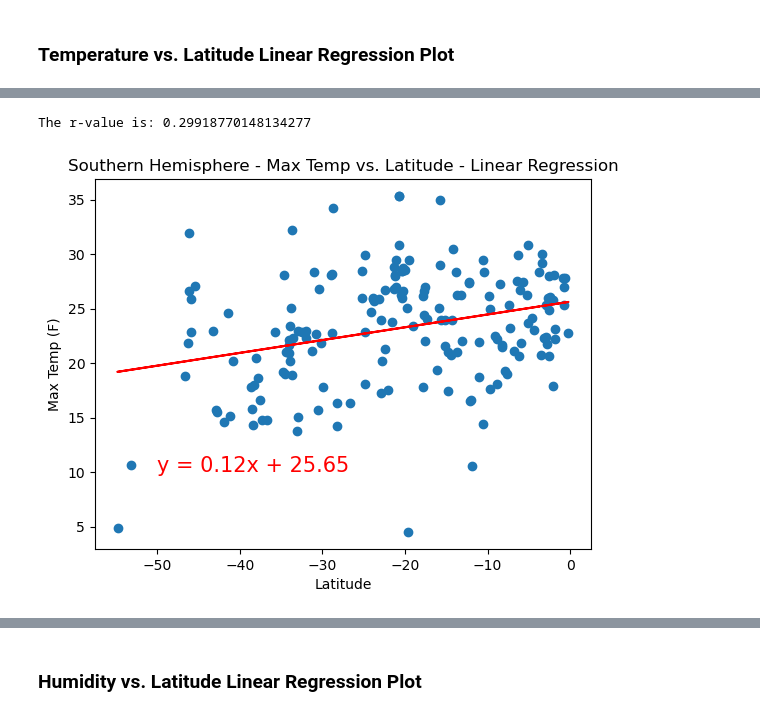
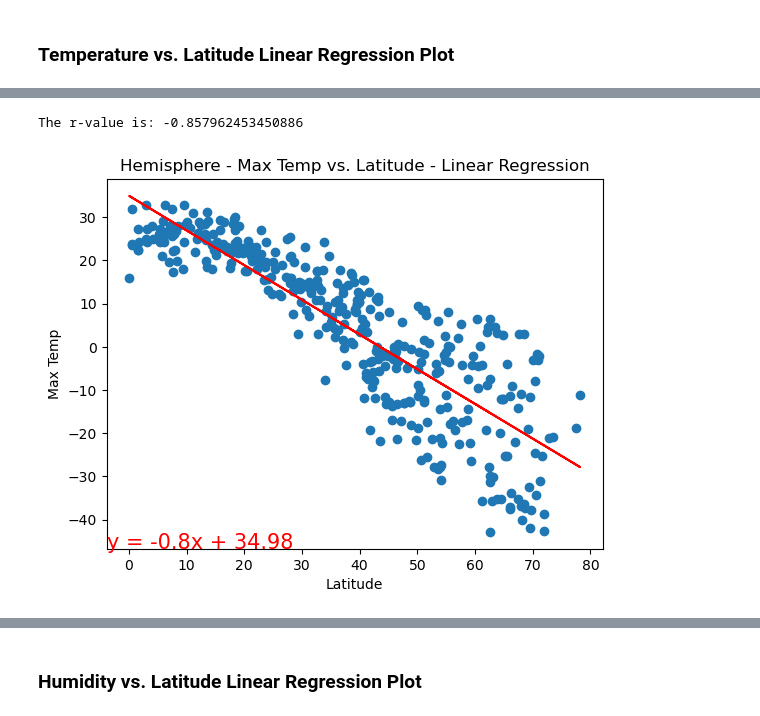
Before and after one commit to drainlm/python-api-challenge, a Jupyter notebook: homework/WeatherPy.ipynb, the cells around one changed output, grey strips where cells are left out. Drawn from its saved outputs; the diff is of its cells as text; code cells hidden in the pictures.

```diff
--- a/homework/WeatherPy.ipynb
+++ b/homework/WeatherPy.ipynb
@@ -278,3 +272,33 @@ plt.show()
+# %%
+# Define a function to create Linear Regression plots
+def linear_regression_plot(data, x_column, y_column):
+   x = data[x_column]
+   y = data[y_column]
+
+   # Perform linear regression
+   (slope, intercept, rvalue, pvalue, stderr) = linregress(x, y)
+   regress_values = x * slope + intercept
+   line_eq = "y = " + str(round(slope,2)) + "x + " + str(round(intercept,2))
+
+   # Plot the regression line
+   plt.scatter(x, y)
+   plt.plot(x, regress_values, "r-")
+
+   # Annotate
+   x_min, x_max = plt.xlim()
+   y_min, y_max = plt.ylim()
+   plt.annotate(line_eq, xy=(x_min, y_min), xycoords='data', fontsize=15, color="red")
+
+   # Label the plot
+   plt.xlabel("Latitude")
+   plt.ylabel(y_column)
+   plt.title(f"Hemisphere - {y_column} vs. Latitude - Linear Regression")
+
+   #Print the R Value
+   print(f"The r-value is: {rvalue}")
+
+   # Show the plot
+   plt.show()
 # %%
 # Create a DataFrame with the Northern Hemisphere data (Latitude >= 0)
 northern_hemi_df = city_data_df[city_data_df["Lat"] >= 0]
@@ -340,28 +332,6 @@ The r-value is: -0.8738452407497963
-# %%
-# Linear regression on Southern Hemisphere
-x_values = southern_hemi_df["Lat"]
-y_values = southern_hemi_df["Max Temp"]
-
-# Perform linear regression
-(slope, intercept, rvalue, pvalue, stderr) = linregress(x_values, y_values)
-regress_values = x_values * slope + intercept
-line_eq = "y = " + str(round(slope,2)) + "x + " + str(round(intercept,2))
-
-# Plot the regression line
-plt.scatter(x_values, y_values)
-plt.plot(x_values, regress_values, "r-")
-plt.annotate(line_eq, (-50,10), fontsize=15, color="red")
-
-# Add labels and titles
-plt.xlabel("Latitude")
-plt.ylabel("Max Temp (F)")
-plt.title("Southern Hemisphere - Max Temp vs. Latitude - Linear Regression")
-
-#Print the R Value
-print(f"The r-value is: {rvalue}")
-
-# Show plot
-plt.show()
-# %% [output]
-The r-value is: 0.29918770148134277
-[figure, removed]
+# %%
+# Linear regression on Northern Hemisphere
+linear_regression_plot(northern_hemi_df, 'Lat', 'Max Temp')
+# %% [output]
+The r-value is: -0.857962453450886
+[figure, added]
```
Also changed, not shown: parts of 30 cells of this notebook, 6 other files.
